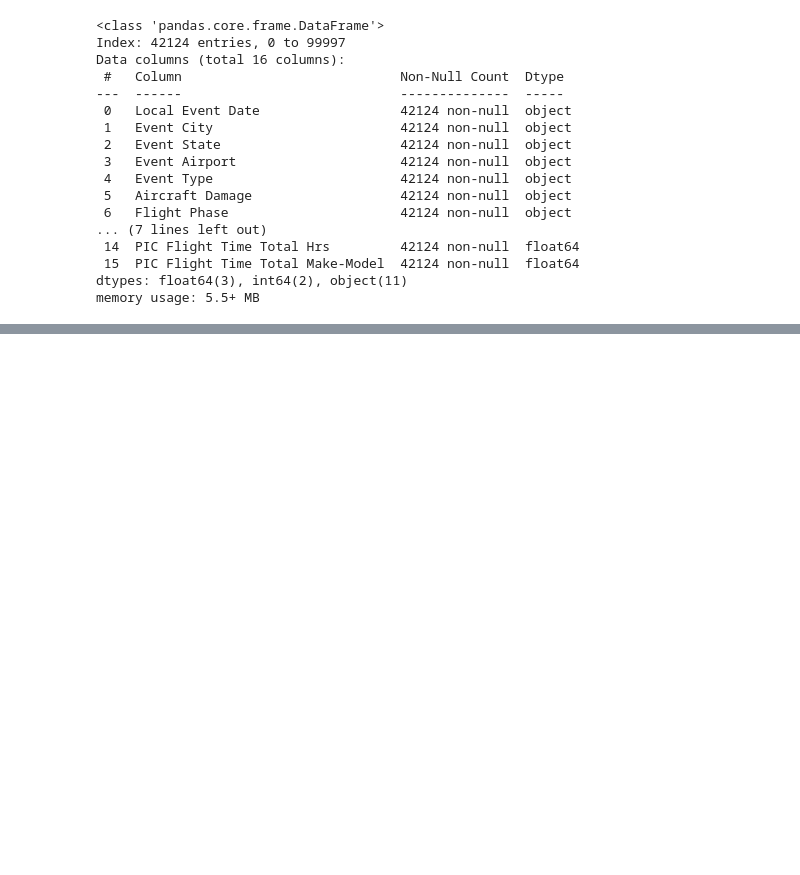
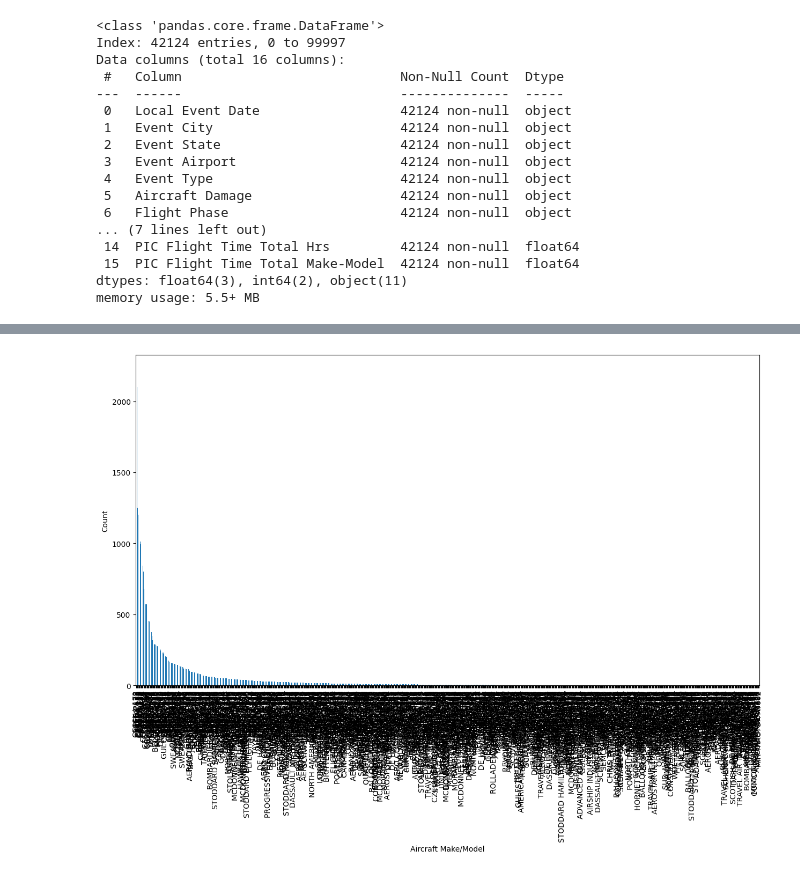
Before and after one commit to helloklow/aviation_accidents, a Jupyter notebook: notebooks/eda.ipynb, the cells around one changed output, grey strips where cells are left out. Saved outputs shown, nothing was run; the diff lists cells and outputs as text; code cells hidden in the pictures; blank space fills up the shorter version.

```diff
--- a/notebooks/eda.ipynb
+++ b/notebooks/eda.ipynb
@@ -127,0 +224,23 @@ df.to_parquet('../data/clean_df.parquet')
+# %%
+# Bar Plot: Aircraft Make-Model
+
+# Get count
+count=df['Aircraft Make-Model'].value_counts(ascending=False)
+
+# Set the size of the plot
+plt.figure(figsize=(15, 8))
+
+# Plot the bar plot
+count.plot(kind='bar')
+
+# Set title and labels
+plt.xlabel('Aircraft Make/Model')
+plt.ylabel('Count')
+
+# Rotate x-axis labels for better readability and increase font size
+plt.xticks(rotation=90, fontsize=10)
+
+# Show plot
+plt.show()
+# %% [output]
+[figure, added]
```
Also changed, not shown: parts of 20 cells of this notebook, 1 other file.
